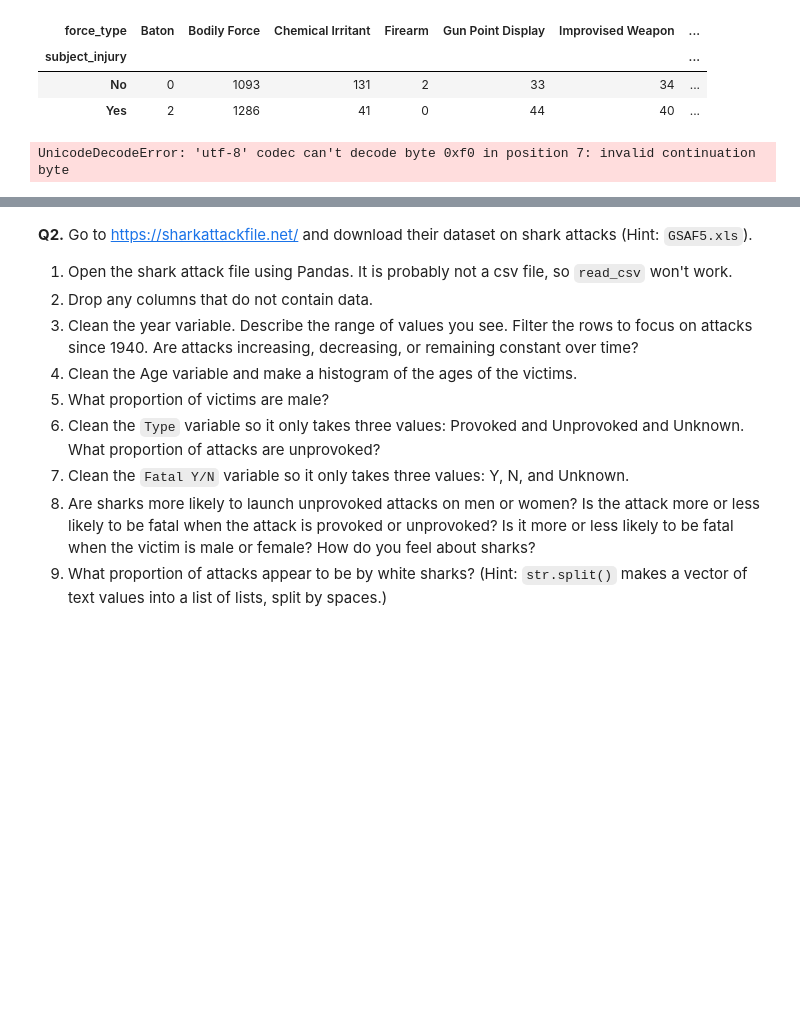
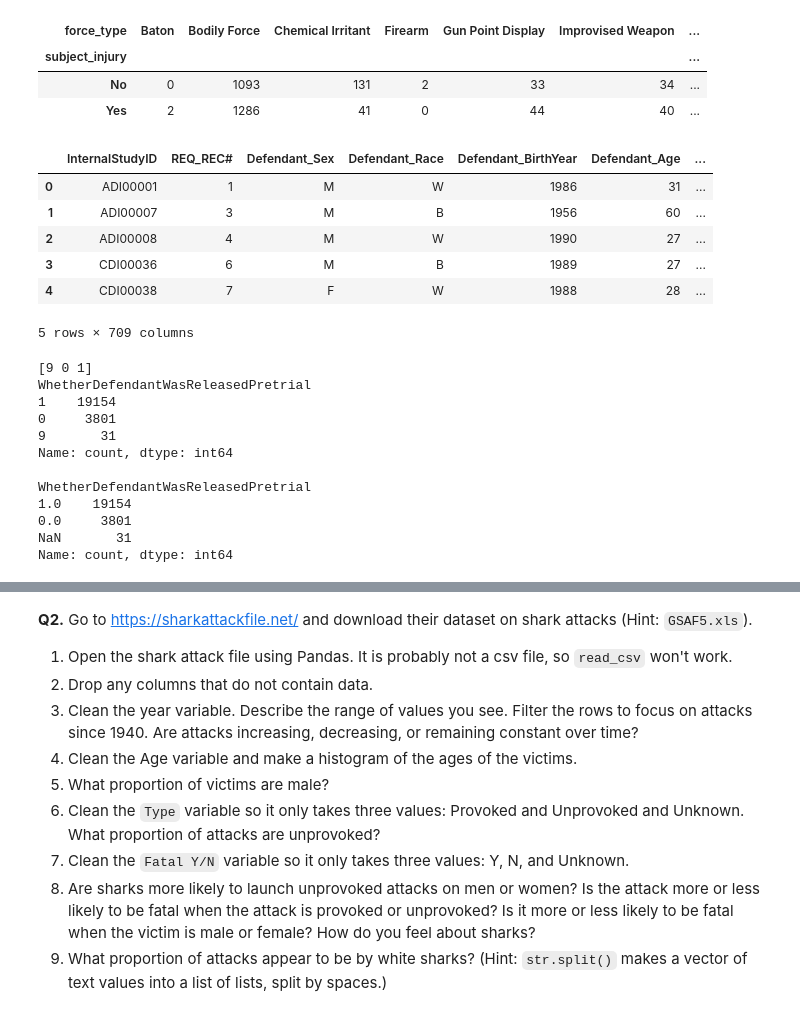
Before and after one commit to tatchagal/wrangling_assignment, a Jupyter notebook: assignment.ipynb, the cells around one changed output, grey strips where cells are left out. Saved outputs shown, nothing was run; the diff lists cells and outputs as text; code cells hidden in the pictures; blank space fills up the shorter version.

```diff
--- a/assignment.ipynb
+++ b/assignment.ipynb
@@ -97,7 +97,31 @@ Name: count, dtype: int64
 # %%
 # Question 3
 import pandas as pd
-df = pd.read_csv("/justice_data.parquet")
+df = pd.read_parquet("/justice_data.parquet")
 display(df.head())
+# I want to check how dirty the variable is by using unique function
+print(df["WhetherDefendantWasReleasedPretrial"].unique())
+print(df["WhetherDefendantWasReleasedPretrial"].value_counts(dropna=False), '\n') # This shows the dummy variables; 1 = yes defendant was released; 2 shows no; 9 seems to be a placeholder which should be read as NaN instead.
+df["WhetherDefendantWasReleasedPretrial"] = df["WhetherDefendantWasReleasedPretrial"].replace(9,np.nan) # Use the replace function to get rid of 9 and replace with missing value instead. This tidys the data.
+print(df["WhetherDefendantWasReleasedPretrial"].value_counts(dropna=False), '\n') # Check that there are now 31 missing values instead of 31 "9" values. It looks good.
+# Before cleaning, variable was coded as 0, 1, and 9; it now is 0, 1, and NaN.
 # %% [output]
+|  | InternalStudyID | REQ_REC# | Defendant_Sex | Defendant_Race | Defendant_BirthYear | Defendant_Age | ... |
+| 0 | ADI00001 | 1 | M | W | 1986 | 31 | ... |
+| 1 | ADI00007 | 3 | M | B | 1956 | 60 | ... |
+| 2 | ADI00008 | 4 | M | W | 1990 | 27 | ... |
+| 3 | CDI00036 | 6 | M | B | 1989 | 27 | ... |
+| 4 | CDI00038 | 7 | F | W | 1988 | 28 | ... |
-UnicodeDecodeError: 'utf-8' codec can't decode byte 0xf0 in position 7: invalid continuation byte
+5 rows × 709 columns
+[9 0 1]
+WhetherDefendantWasReleasedPretrial
+1    19154
+0     3801
+9       31
+Name: count, dtype: int64
+
+WhetherDefendantWasReleasedPretrial
+1.0    19154
+0.0     3801
+NaN       31
+Name: count, dtype: int64
```
Also changed, not shown: parts of 1 cell of this notebook.
